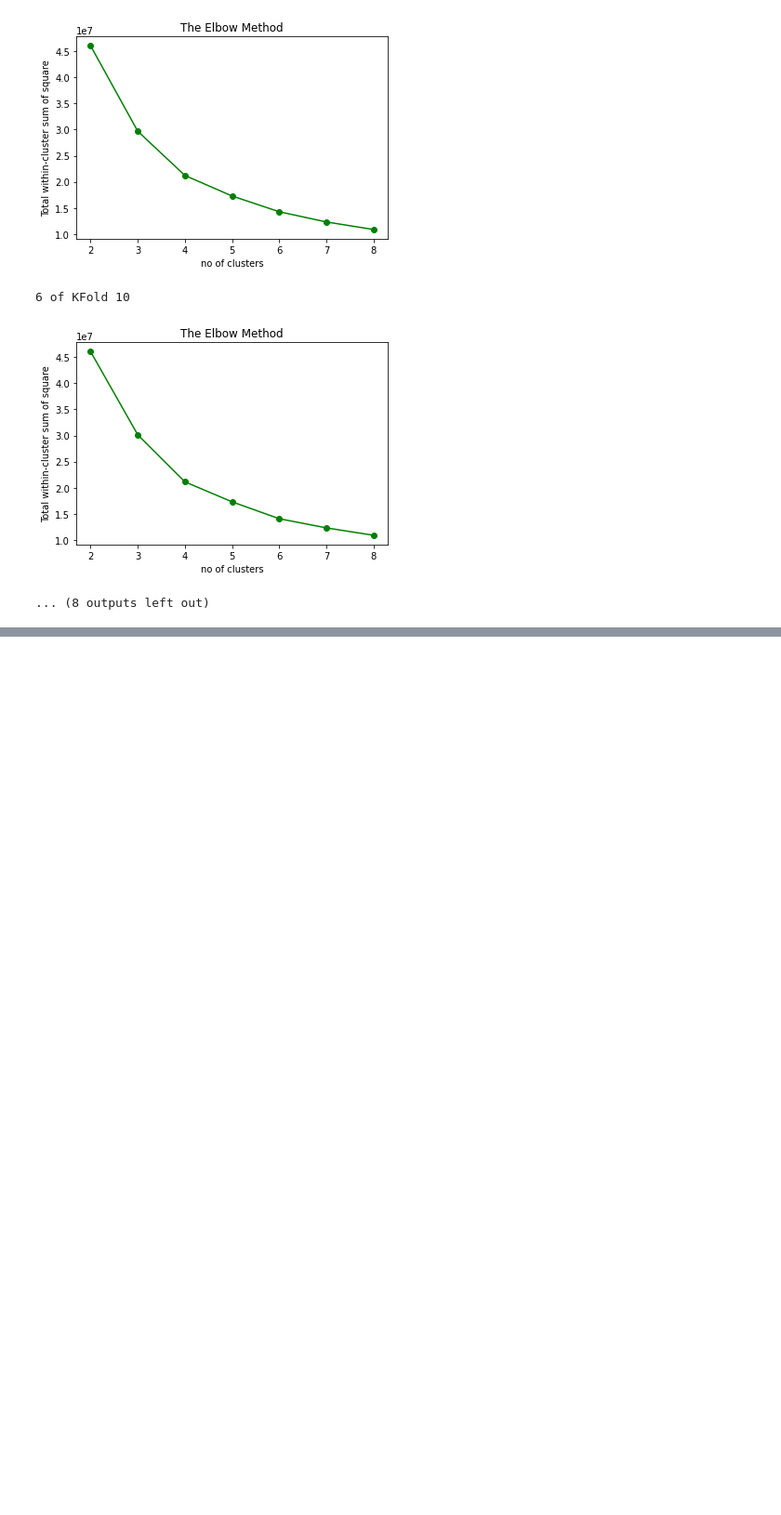
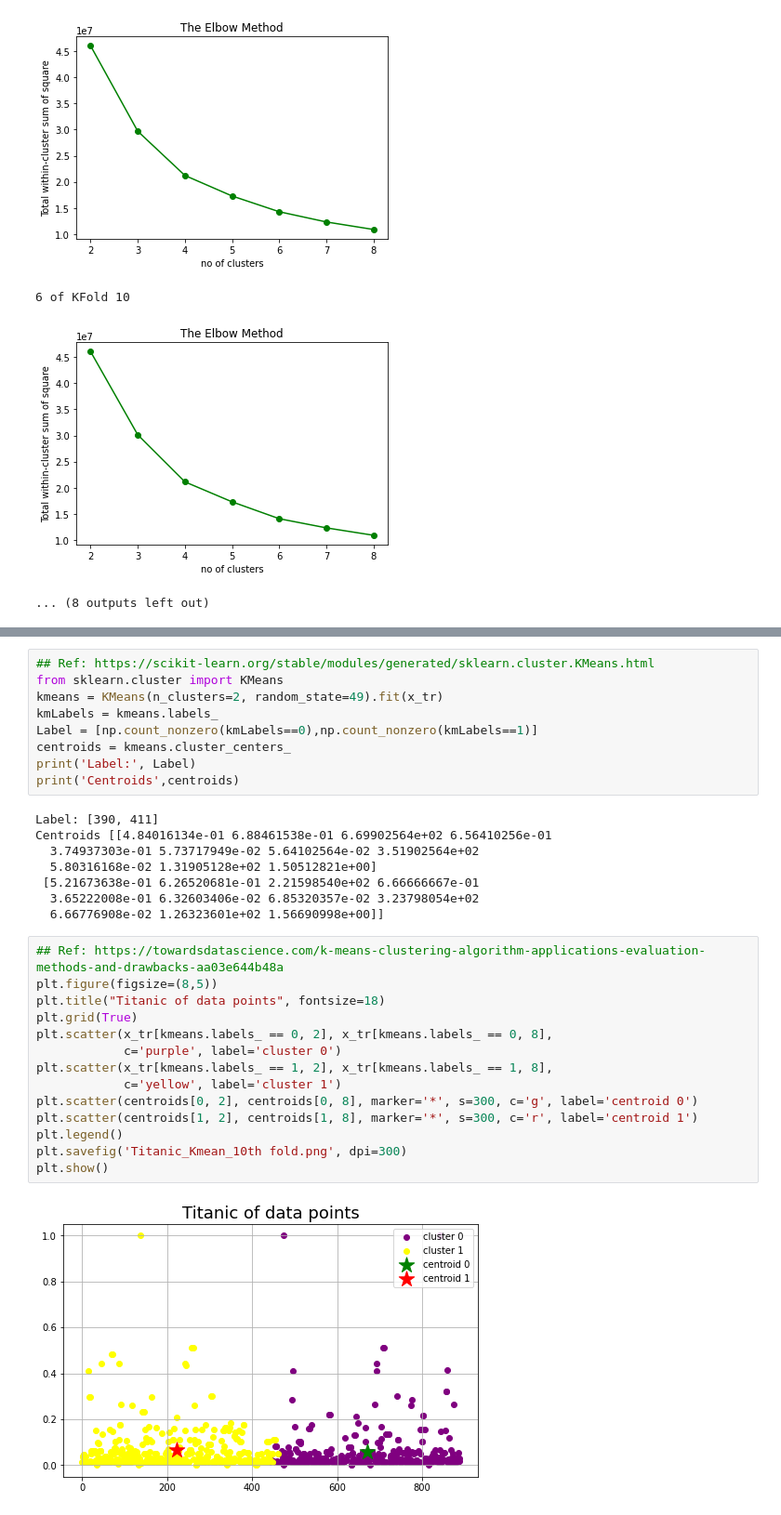
Before and after one commit to hsuemily/CE888-2, a Jupyter notebook: Assignment/Dataset1_Titanic.ipynb, the cells around one changed output, grey strips where cells are left out. Shown at 93% size. Saved outputs shown, nothing was run; the diff lists cells and outputs as text; blank space fills up the shorter version.

```diff
--- a/Assignment/Dataset1_Titanic.ipynb
+++ b/Assignment/Dataset1_Titanic.ipynb
@@ -496,0 +514,33 @@ For n_clusters = 8 The average silhouette_score is : 0.3585669852011648
+# %%
+## Ref: https://scikit-learn.org/stable/modules/generated/sklearn.cluster.KMeans.html
+from sklearn.cluster import KMeans
+kmeans = KMeans(n_clusters=2, random_state=49).fit(x_tr)
+kmLabels = kmeans.labels_
+Label = [np.count_nonzero(kmLabels==0),np.count_nonzero(kmLabels==1)]
+centroids = kmeans.cluster_centers_
+print('Label:', Label)
+print('Centroids',centroids)
+# %% [output]
+Label: [390, 411]
+Centroids [[4.84016134e-01 6.88461538e-01 6.69902564e+02 6.56410256e-01
+  3.74937303e-01 5.73717949e-02 5.64102564e-02 3.51902564e+02
+  5.80316168e-02 1.31905128e+02 1.50512821e+00]
+ [5.21673638e-01 6.26520681e-01 2.21598540e+02 6.66666667e-01
+  3.65222008e-01 6.32603406e-02 6.85320357e-02 3.23798054e+02
+  6.66776908e-02 1.26323601e+02 1.56690998e+00]]
+# %%
+## Ref: https://towardsdatascience.com/k-means-clustering-algorithm-applications-evaluation-methods-and-drawbacks-aa03e644b48a
+plt.figure(figsize=(8,5))
+plt.title("Titanic of data points", fontsize=18)
+plt.grid(True)
+plt.scatter(x_tr[kmeans.labels_ == 0, 2], x_tr[kmeans.labels_ == 0, 8],
+            c='purple', label='cluster 0')
+plt.scatter(x_tr[kmeans.labels_ == 1, 2], x_tr[kmeans.labels_ == 1, 8],
+            c='yellow', label='cluster 1')
+plt.scatter(centroids[0, 2], centroids[0, 8], marker='*', s=300, c='g', label='centroid 0')
+plt.scatter(centroids[1, 2], centroids[1, 8], marker='*', s=300, c='r', label='centroid 1')
+plt.legend()
+plt.savefig('Titanic_Kmean_10th fold.png', dpi=300)
+plt.show()
+# %% [output]
+[figure, added]
```
Also changed, not shown: parts of 8 cells of this notebook.
